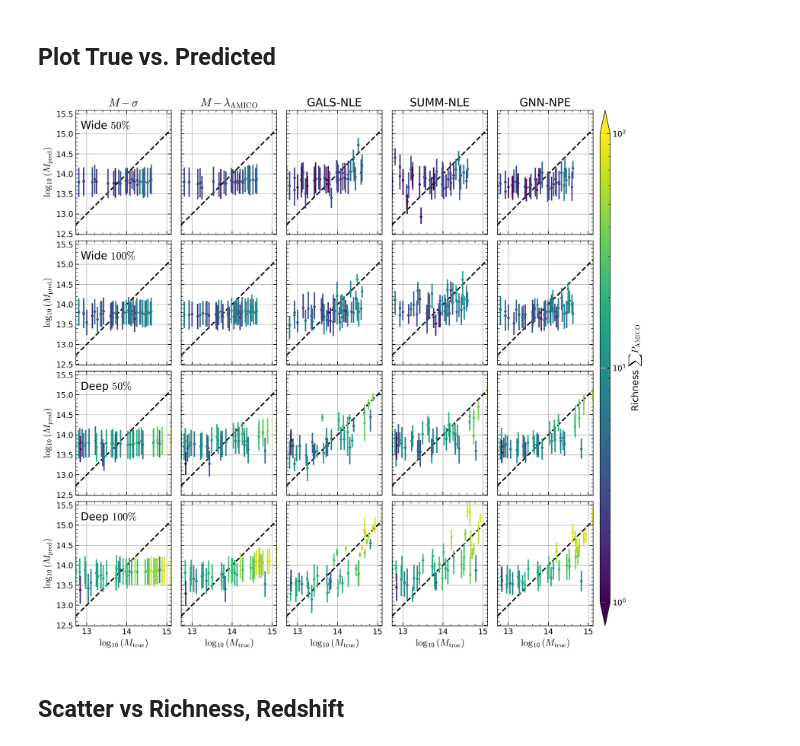
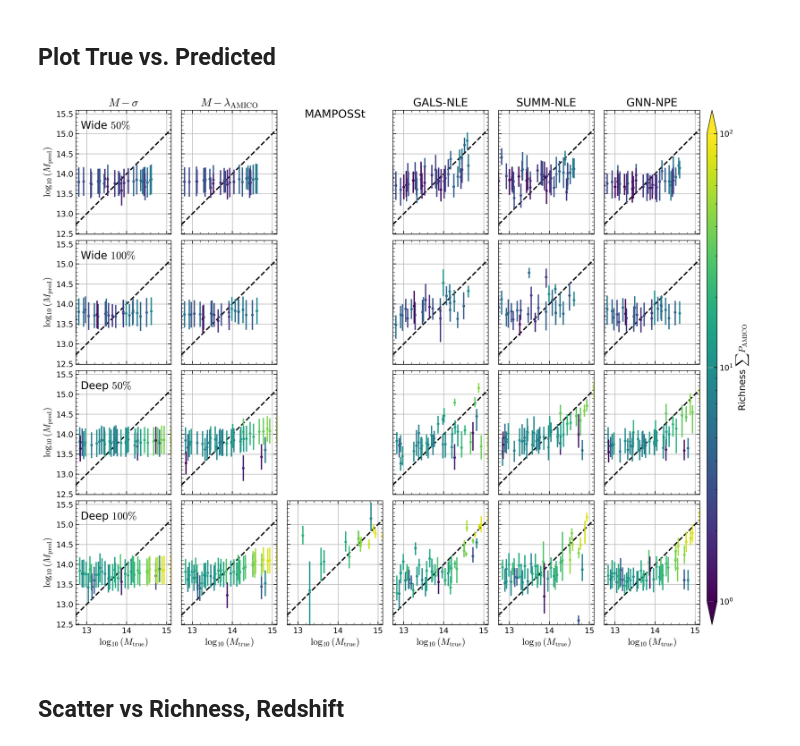
Before and after one commit to maho3/cl-ml-euclid, a Jupyter notebook: paper.ipynb, the cells around one changed output. Cells and saved outputs as stored; diff of their text form; code cells hidden in the pictures.

Commit message:
adding mamposst

```diff
--- a/paper.ipynb
+++ b/paper.ipynb
@@ -72,7 +74,6 @@ modeltitles = dict(
 # %% [markdown]
 ## Check suite
 # %%
-folds = range(10)
 to_count = ['posterior.pkl', 'msig.npz', 'posterior_samples.npy']
 
 saved_models = os.listdir(mdir)
@@ -184,6 +185,30 @@ Skipping apr24_gals_nle_dC50_f3
 Skipping apr24_gals_nle_dC50_f4
 Skipping apr24_gals_nle_dC100_f1
 Skipping apr24_gnn_npe_dC100_f7
+# %%
+# load mamposst
+modeldir = './saved_models/mamposst_dC100/'
+
+# load
+cols = [
+    'id', 'r200best', 'r200low68', 'r200high68', 'r200low95', 'r200high95',
+    'r200true', 'zclu', 'prob68', 'prob95', 'Ngal', 'nll'
+]
+isamp = pd.read_csv(join(modeldir, 'result_MockFS_AMICO_deep100.dat'),
+                    delimiter=' ', skipinitialspace=True, header=None, names=cols)
+isamp['id'] = isamp['id'].astype(int)
+
+# convert r200 to logm
+for c in isamp.columns:
+    if 'r200' not in c:
+        continue
+    isamp['logm'+c[4:]] = r2logm(isamp[c])
+
+# put in preds
+preds['dC100']['mamp'] = np.ones((Ndata['dC100'], 5))*np.nan
+place_ids = np.searchsorted(ids['dC100'], isamp['id'].values)
+_s = isamp[['logmlow68', 'logmhigh68', 'logmlow95', 'logmhigh95', 'logmbest']].values
+preds['dC100']['mamp'][place_ids] = _s
 # %%
 # calculate percentiles from predictions
 q = 100*np.array([0.16, 0.84, 0.5])
@@ -193,6 +218,11 @@ for d in datanames:
         if m == 'msig' or m == 'pamico':
             t_ = preds[d][m]
             percs[d][m] = np.stack([t_[:,0]-t_[:,1], t_[:,0]+t_[:,1], t_[:,0]], axis=1).T
+        elif m == 'mamp':
+            if m not in preds[d]:
+                continue
+            t_ = preds[d][m]
+            percs[d][m] = np.stack([t_[:,0], t_[:,1], t_[:,-1]], axis=1).T
         else:
             t_ = preds[d][m]
             percs[d][m] = np.percentile(t_, q, axis=1)[...,0]
@@ -288,12 +318,12 @@ rlim = np.log10(rlim)
 from scipy.stats import gaussian_kde
 def sample_even(x, N, bins=40):
     # sample from x to form a uniform distribution
-    ind = np.digitize(x, np.linspace(*xlim, 30+1))
+    ind = np.digitize(x, np.linspace(*xlim, bins+1))
     to_choose = []
     for i in range(1, bins+1):
         binx = np.argwhere(ind == i).flatten()
         to_choose.append(
-            np.random.choice(binx, min(len(binx), N//bins), replace=False)
+            np.random.choice(binx, min(len(binx), N//bins+1), replace=False)
         )
     to_choose = np.concatenate(to_choose)
     mask = np.zeros(len(x), dtype=bool)
@@ -301,7 +331,7 @@ def sample_even(x, N, bins=40):
     return mask
 # %%
 H, W = len(datanames), len(modelnames)
-to_plot = 120
+to_plot = 80
 
 fig = plt.figure(figsize=(W*2.9, H*3.5))
 gs = fig.add_gridspec(H, W+1, width_ratios=[1]*W+[0.1], wspace=0.05, hspace=0.05)
@@ -314,37 +344,41 @@ for i, d in enumerate(datanames):
 
     for j, m in enumerate(modelnames):
         ax = fig.add_subplot(gs[i, j], aspect='equal')
+        if i==0:
+            ax.set_title(modeltitles[m])
+        if m not in percs[d]:  # skip if model not available
+            ax.axis('off')
+            continue
+
         ax.plot(xlim, xlim, 'k--')
         ax.errorbar(
             theta[d][mask], percs[d][m][2,mask],
             yerr=[percs[d][m][2,mask]-percs[d][m][0,mask], percs[d][m][1,mask]-percs[d][m][2,mask]],
             fmt='none', ecolor=_c[mask]
         )
         ax.scatter(theta[d][mask], percs[d][m][2,mask], marker='.', c=_c[mask])
 
         ax.set_xlim(xlim)
         ax.set_ylim(ylim)
 
-        if i==0:
-            ax.set_title(modeltitles[m])
         if j==0:
             ax.set_ylabel('$\log_{10}(M_{\\rm pred})$')
             ax.text(0.05, 0.85, datatitles[d],
                     fontsize=16, transform=ax.transAxes)
         else:
             ax.set_yticklabels([])
         if i==H-1:
             ax.set_xlabel('$\log_{10}(M_{\\rm true})$')
         else:
             ax.set_xticklabels([])
 ax = fig.add_subplot(gs[:, -1])
 norm = mcolors.LogNorm(vmin=10**rlim[0], vmax=10**rlim[1])
 sm = plt.cm.ScalarMappable(cmap=cmap, norm=norm)
 sm.set_array([])
 fig.colorbar(sm, cax=ax, label='Richness $\sum P_{\\rm AMICO}$', extend='both')
 fig.savefig('figures/true_vs_pred.pdf', bbox_inches='tight');
 # %% [output]
-[figure, old version]
+[figure, new version]
 # %% [markdown]
 ## Scatter vs Richness, Redshift
 # %% [markdown]
```
Also changed, not shown: parts of 1 cell of this notebook, 2 other files.
